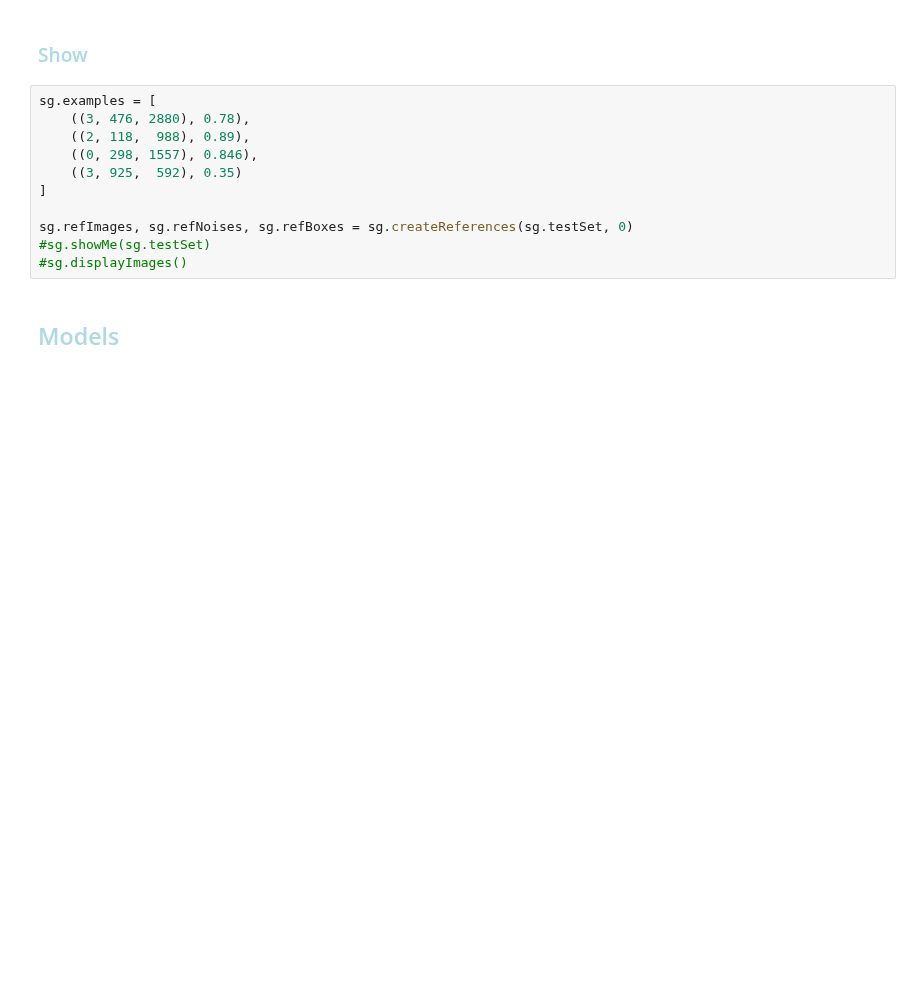
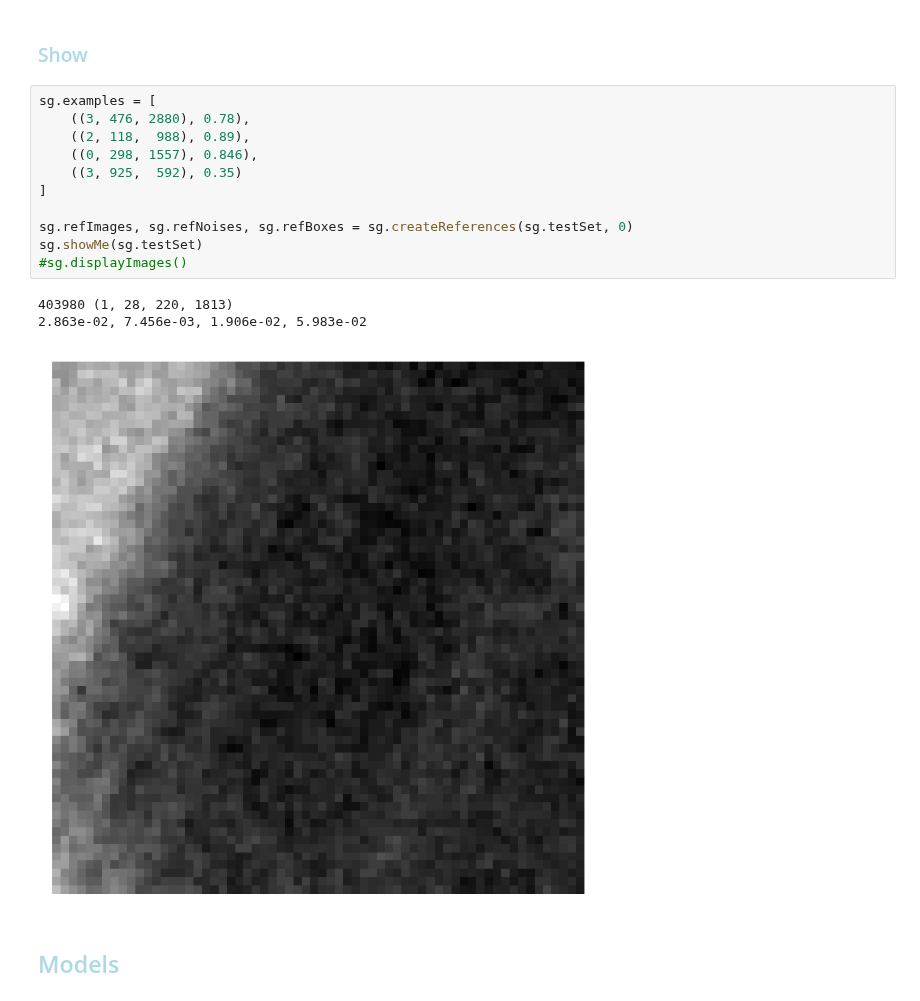
Before and after one commit to AustralianSynchrotron/sinogap, a Jupyter notebook: sinogap_dj0.ipynb, the cells around one changed output. Saved outputs shown, nothing was run; the diff lists cells and outputs as text; blank space fills up the shorter version.

```diff
--- a/sinogap_dj0.ipynb
+++ b/sinogap_dj0.ipynb
@@ -75,14 +75,18 @@ Loading train set 4 of 4: data/test/18692b_input_Phantom0 ... Done
 # %%
 sg.examples = [
     ((3, 476, 2880), 0.78),
     ((2, 118,  988), 0.89),
     ((0, 298, 1557), 0.846),
     ((3, 925,  592), 0.35)
 ]
 
 sg.refImages, sg.refNoises, sg.refBoxes = sg.createReferences(sg.testSet, 0)
-#sg.showMe(sg.testSet)
+sg.showMe(sg.testSet)
 #sg.displayImages()
+# %% [output]
+403980 (1, 28, 220, 1813)
+2.863e-02, 7.456e-03, 1.906e-02, 5.983e-02
+[figure, added]
 # %% [markdown]
 ## <font style="color:lightblue">Models</font>
 # %% [markdown]
```
Also changed, not shown: parts of 13 cells of this notebook.
